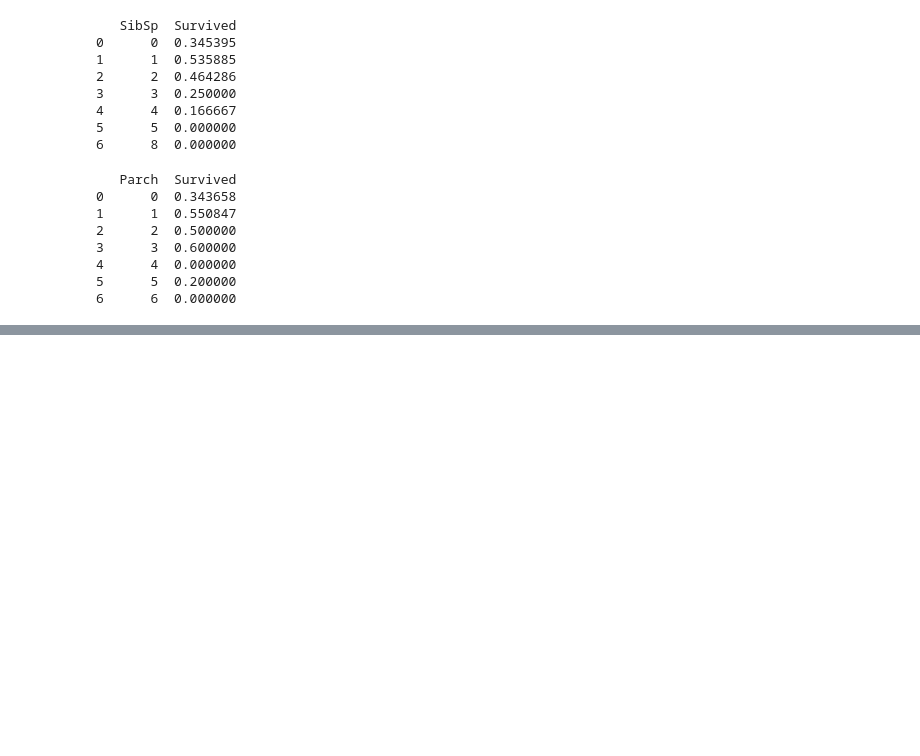
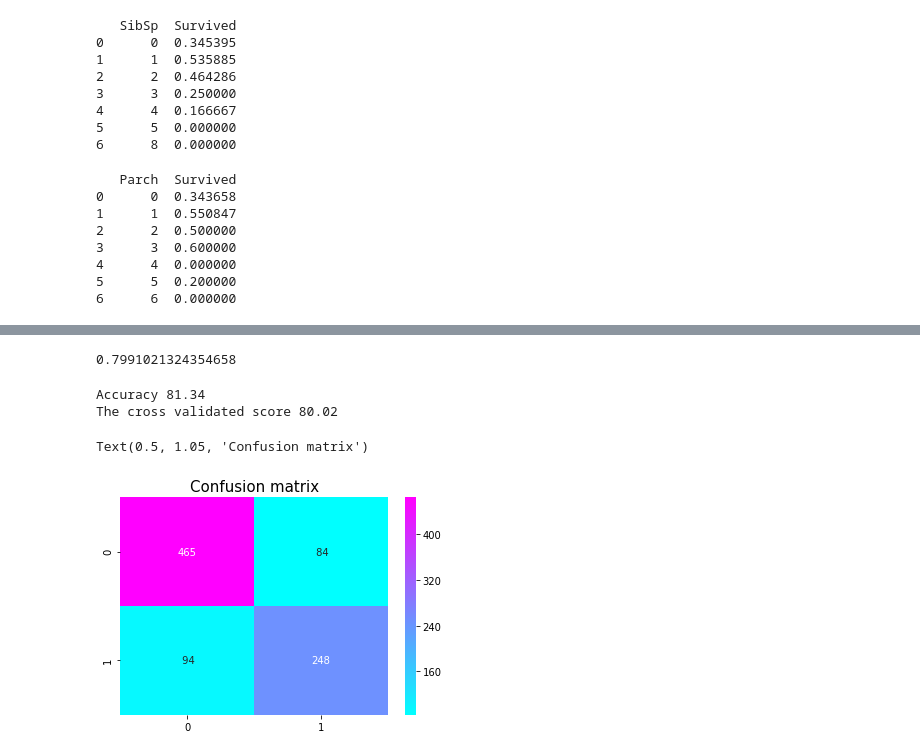
Before and after one commit to Fenris791/Kaggle---Machine-Learning-Course, a Jupyter notebook: Titanic/Titanic Competition Script.ipynb, the cells around one changed output, grey strips where cells are left out. Cells and saved outputs as stored; diff of their text form; code cells hidden in the pictures; blank space fills up the shorter version.

```diff
--- a/Titanic/Titanic Competition Script.ipynb
+++ b/Titanic/Titanic Competition Script.ipynb
@@ -178,0 +289,8 @@ print( df_train[["Fare_Group","Survived"]].groupby(["Fare_Group"], as_index = Fa
+# %%
+# Drop columns we are not using
+df_train.drop('PassengerId', axis=1, inplace = True)
+df_train.drop('Name', axis=1, inplace = True)
+df_train.drop('Ticket', axis=1, inplace = True)
+df_train.drop('Age', axis=1, inplace = True)
+df_train.drop('Fare', axis=1, inplace = True)
+df_train.drop('Cabin', axis=1, inplace = True)
@@ -178,0 +313,4 @@ print( df_train[["Fare_Group","Survived"]].groupby(["Fare_Group"], as_index = Fa
+# %%
+# mapping text fields to numeric
+df_train['Sex_num']=np.where(df_train['Sex']=="male",0,1)
+df_train['Embarked_num']=np.where(df_train['Embarked']=="S",0,np.where(df_train['Embarked']=="C",1,2))
@@ -178,0 +333,3 @@ print( df_train[["Fare_Group","Survived"]].groupby(["Fare_Group"], as_index = Fa
+# %%
+df_train.drop('Sex', axis=1, inplace = True)
+df_train.drop('Embarked', axis=1, inplace = True)
@@ -178,0 +403,13 @@ print( df_train[["Fare_Group","Survived"]].groupby(["Fare_Group"], as_index = Fa
+# %%
+from sklearn.model_selection import train_test_split #split the dat in test and train sets
+from sklearn.model_selection import cross_val_score #score evaluation with cross validation
+from sklearn.model_selection import cross_val_predict #prediction with cross validation
+from sklearn.metrics import confusion_matrix #for confusion matrix (metric of succes)
+from sklearn.model_selection import KFold #for K-fold cross validation
+kfold = KFold(n_splits=10, random_state=22) # k=10, split the data into 10 equal parts
+
+
+all_features = df_train.drop("Survived",axis=1) #all of the independent variables are necessary for the cross_val function
+Targeted_feature = df_train["Survived"]
+
+X_train,X_test,y_train,y_test = train_test_split(all_features,Targeted_feature,test_size=0.3,random_state=42)#why do we have to do it cant we just use test_df ? NO, since we do not have the predictions (that si checked internally in Kaggle) we can not have accuracy on hold-out test)
@@ -178,0 +465,25 @@ print( df_train[["Fare_Group","Survived"]].groupby(["Fare_Group"], as_index = Fa
+# %%
+modell.best_score_
+# %% [output]
+0.7991021324354658
+# %%
+from sklearn.linear_model import LogisticRegression # Logistic Regression
+from sklearn.metrics import accuracy_score  #for accuracy_score
+
+
+model = LogisticRegression()
+model.fit(X_train,y_train)
+prediction_lr=model.predict(X_test)
+
+
+print('Accuracy',round(accuracy_score(prediction_lr,y_test)*100,2))
+result_lr=cross_val_score(model,all_features,Targeted_feature,cv=10,scoring='accuracy')
+print('The cross validated score',round(result_lr.mean()*100,2))
+y_pred = cross_val_predict(model,all_features,Targeted_feature,cv=10)
+sns.heatmap(confusion_matrix(Targeted_feature,y_pred),annot=True,fmt='3.0f',cmap="cool")
+plt.title('Confusion matrix', y=1.05, size=15)
+# %% [output]
+Accuracy 81.34
+The cross validated score 80.02
+Text(0.5, 1.05, 'Confusion matrix')
+[figure, added]
```
Also changed, not shown: parts of 38 cells of this notebook.
